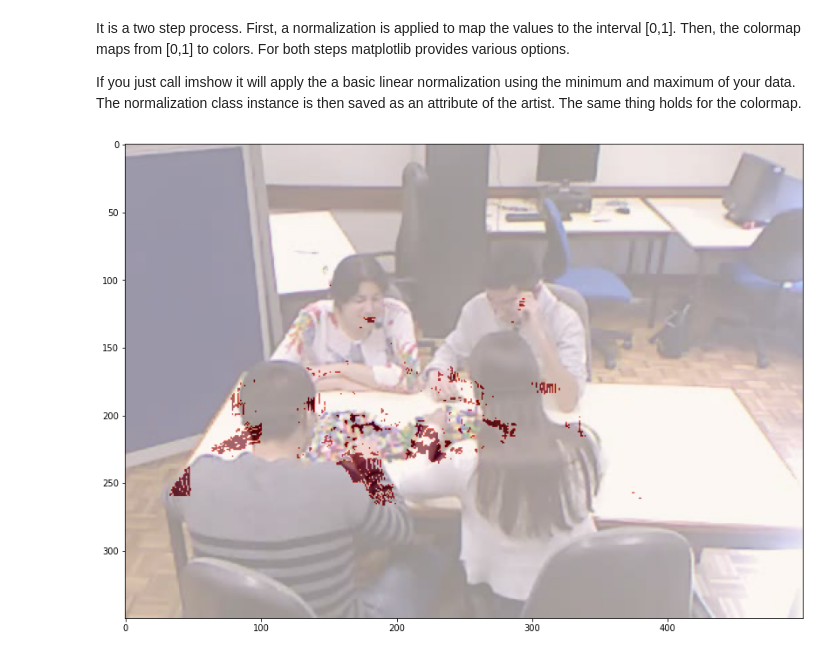
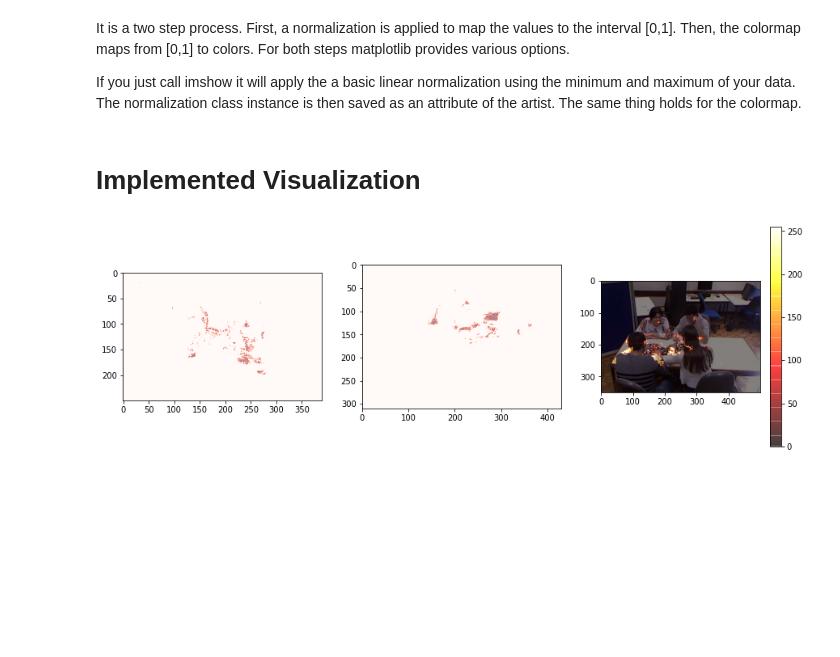
Before and after one commit to fraza0/nonverbal_communication_analysis, a Jupyter notebook: nonverbal_communication_analysis/m4_DataProcessing/Heatmap test.ipynb, the cells around one changed output. Drawn from its saved outputs; the diff is of its cells as text; code cells hidden in the pictures; blank space fills up the shorter version.

Commit message:
change heatmap plot

```diff
--- a/nonverbal_communication_analysis/m4_DataProcessing/Heatmap test.ipynb
+++ b/nonverbal_communication_analysis/m4_DataProcessing/Heatmap test.ipynb
@@ -70,17 +70,29 @@ plt.imshow(colored)
 It is a two step process. First, a normalization is applied to map the values to the interval [0,1]. Then, the colormap maps from [0,1] to colors. For both steps matplotlib provides various options.
 
 If you just call imshow it will apply the a basic linear normalization using the minimum and maximum of your data. The normalization class instance is then saved as an attribute of the artist. The same thing holds for the colormap.
-# %%
-result_pc3 = plt.imread('DATASET_DEP/VIDEO/3CLC9VWRSAMPLE/3CLC9VWRSAMPLE_processed/task_1/htmp_energy_pc3.png', cv2.IMREAD_UNCHANGED)
-#result_pc3 = cv2.cvtColor(result_pc3, cv2.COLOR_BGR2BGRA)
-
-_, mask = cv2.threshold(result_pc3, 0, 255, cv2.THRESH_BINARY)
-
-fig, ax = plt.subplots(figsize=(20, 10))
-overlayed = ax.imshow(sample_frame)
-overlayed = ax.imshow(mask, cmap='Reds', alpha=0.6)
-cbar = fig.colorbar(overlayed, ax=ax2)
-
-plt.show()
-# %% [output]
-[figure, removed]
+# %% [markdown]
+# Implemented Visualization
+# %%
+result_pc1 = plt.imread('DATASET_DEP/VIDEO/3CLC9VWRSAMPLE/3CLC9VWRSAMPLE_processed/task_1/htmp_energy_pc1.png', cv2.IMREAD_UNCHANGED)
+result_pc2 = plt.imread('DATASET_DEP/VIDEO/3CLC9VWRSAMPLE/3CLC9VWRSAMPLE_processed/task_1/htmp_energy_pc2.png', cv2.IMREAD_UNCHANGED)
+result_pc3 = plt.imread('DATASET_DEP/VIDEO/3CLC9VWRSAMPLE/3CLC9VWRSAMPLE_processed/task_1/htmp_energy_pc3.png', cv2.IMREAD_UNCHANGED)
+
+_, mask1 = cv2.threshold(result_pc1, 0, 255, cv2.THRESH_BINARY)
+_, mask2 = cv2.threshold(result_pc2, 0, 255, cv2.THRESH_BINARY)
+_, mask3 = cv2.threshold(result_pc3, 0, 255, cv2.THRESH_BINARY)
+
+fig, (ax1, ax2, ax3) = plt.subplots(figsize=(15, 5), ncols=3)
+
+#overlayed1 = ax1.imshow(sample_frame)
+overlayed1 = ax1.imshow(mask1, cmap='Reds', alpha=0.5)
+
+#overlayed2 = ax2.imshow(sample_frame)
+overlayed2 = ax2.imshow(mask2, cmap='Reds', alpha=0.5)
+
+overlayed3 = ax3.imshow(sample_frame)
+overlayed3 = ax3.imshow(mask3, cmap='hot', alpha=0.5)
+cbar = fig.colorbar(overlayed3, ax=ax3)
+
+plt.show()
+# %% [output]
+[figure, added]
```
